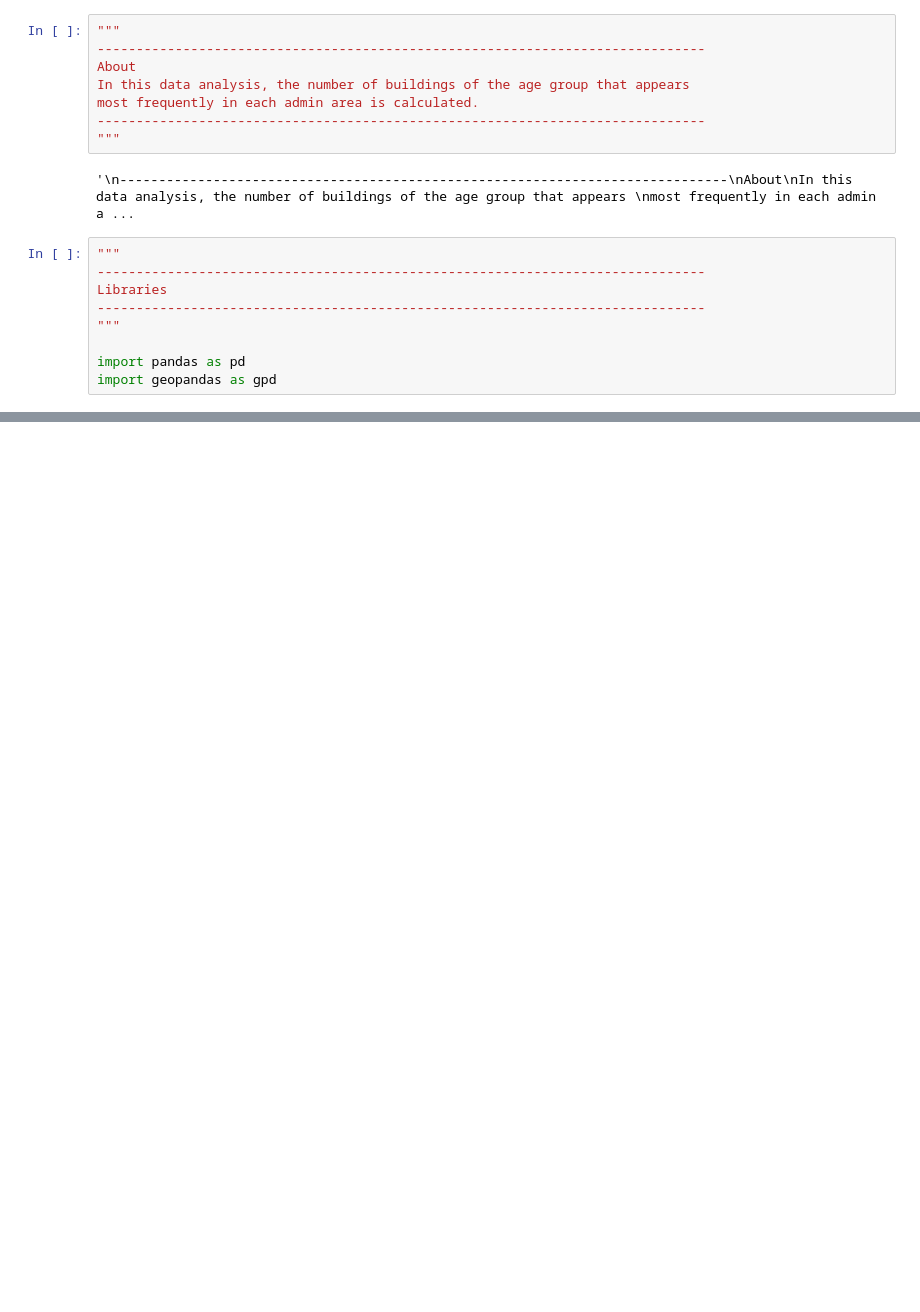
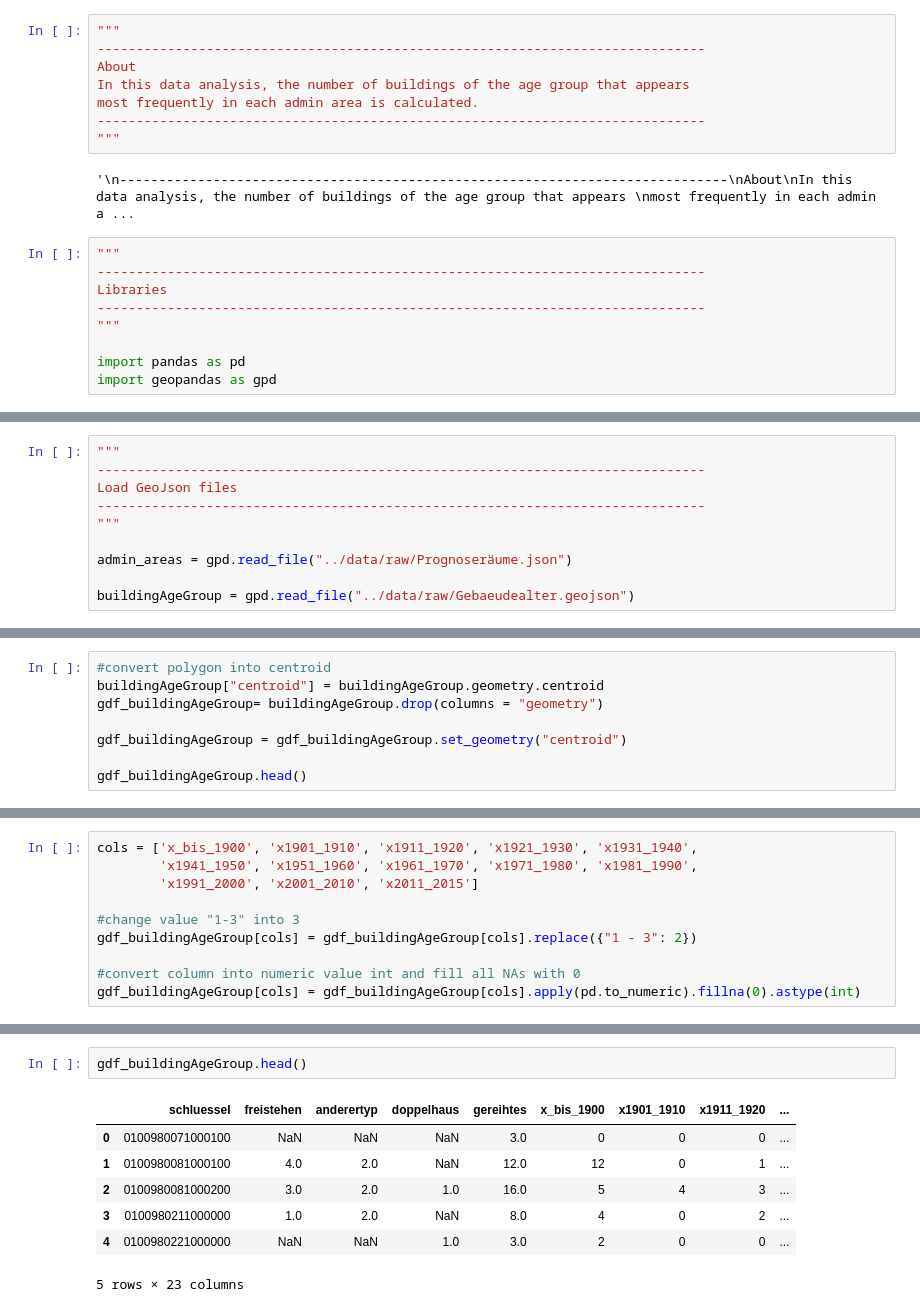
Before and after one commit to technologiestiftung/odis-cardgame, a Jupyter notebook: cardgame/scripts/getBuildingMaxAgegroup.ipynb, the cells around one changed output, grey strips where cells are left out. Saved outputs shown, nothing was run; the diff lists cells and outputs as text; blank space fills up the shorter version.

```diff
--- a/cardgame/scripts/getBuildingMaxAgegroup.ipynb
+++ b/cardgame/scripts/getBuildingMaxAgegroup.ipynb
@@ -320,0 +20,10 @@ df_maxAge_building.to_csv("../data/csv/buildingMaxAgeGroup.csv", index= False)
+# %%
+"""
+------------------------------------------------------------------------------
+Load GeoJson files
+------------------------------------------------------------------------------
+"""
+
+admin_areas = gpd.read_file("../data/raw/Prognoseräume.json")
+
+buildingAgeGroup = gpd.read_file("../data/raw/Gebaeudealter.geojson")
@@ -320,0 +49,8 @@ df_maxAge_building.to_csv("../data/csv/buildingMaxAgeGroup.csv", index= False)
+# %%
+#convert polygon into centroid
+buildingAgeGroup["centroid"] = buildingAgeGroup.geometry.centroid
+gdf_buildingAgeGroup= buildingAgeGroup.drop(columns = "geometry")
+
+gdf_buildingAgeGroup = gdf_buildingAgeGroup.set_geometry("centroid")
+
+gdf_buildingAgeGroup.head()
@@ -320,0 +138,10 @@ df_maxAge_building.to_csv("../data/csv/buildingMaxAgeGroup.csv", index= False)
+# %%
+cols = ['x_bis_1900', 'x1901_1910', 'x1911_1920', 'x1921_1930', 'x1931_1940',
+        'x1941_1950', 'x1951_1960', 'x1961_1970', 'x1971_1980', 'x1981_1990',
+        'x1991_2000', 'x2001_2010', 'x2011_2015']
+
+#change value "1-3" into 3
+gdf_buildingAgeGroup[cols] = gdf_buildingAgeGroup[cols].replace({"1 - 3": 2})
+
+#convert column into numeric value int and fill all NAs with 0
+gdf_buildingAgeGroup[cols] = gdf_buildingAgeGroup[cols].apply(pd.to_numeric).fillna(0).astype(int)
@@ -320,0 +154,10 @@ df_maxAge_building.to_csv("../data/csv/buildingMaxAgeGroup.csv", index= False)
+# %%
+gdf_buildingAgeGroup.head()
+# %% [output]
+|  | schluessel | freistehen | anderertyp | doppelhaus | gereihtes | x_bis_1900 | x1901_1910 | x1911_1920 | ... |
+| 0 | 0100980071000100 | NaN | NaN | NaN | 3.0 | 0 | 0 | 0 | ... |
+| 1 | 0100980081000100 | 4.0 | 2.0 | NaN | 12.0 | 12 | 0 | 1 | ... |
+| 2 | 0100980081000200 | 3.0 | 2.0 | 1.0 | 16.0 | 5 | 4 | 3 | ... |
+| 3 | 0100980211000000 | 1.0 | 2.0 | NaN | 8.0 | 4 | 0 | 2 | ... |
+| 4 | 0100980221000000 | NaN | NaN | 1.0 | 3.0 | 2 | 0 | 0 | ... |
+5 rows × 23 columns
```
Also changed, not shown: parts of 37 cells of this notebook, 19 other files.
